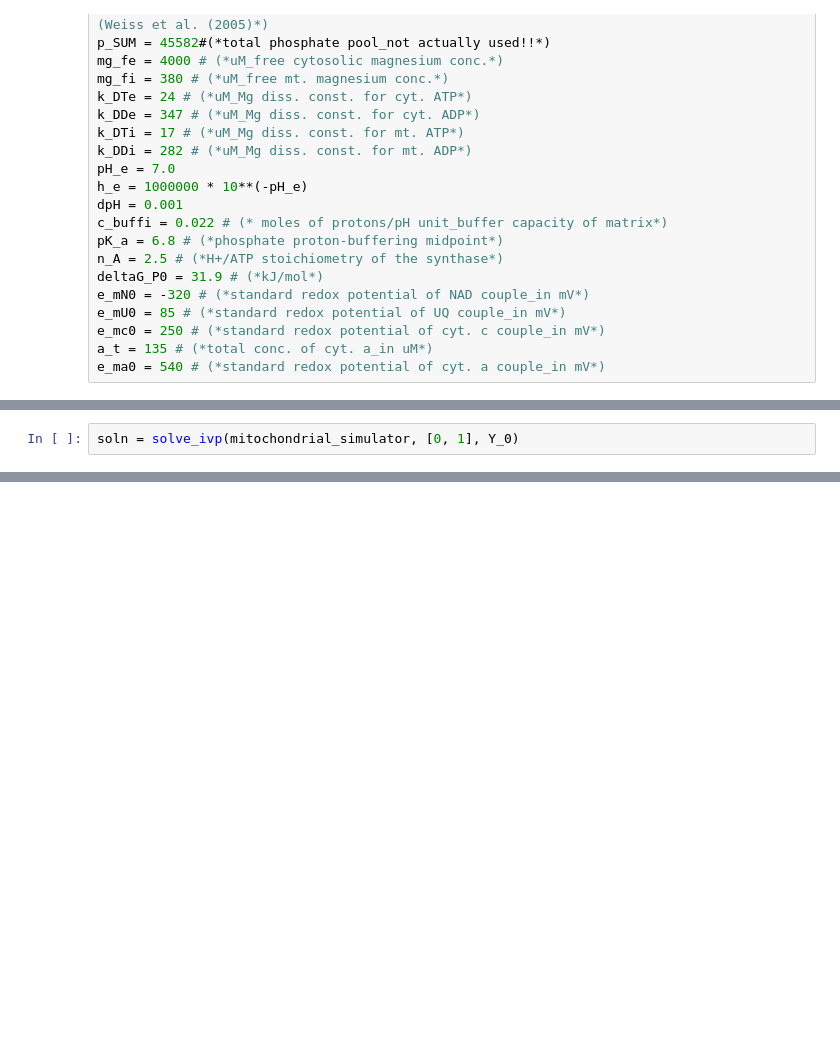
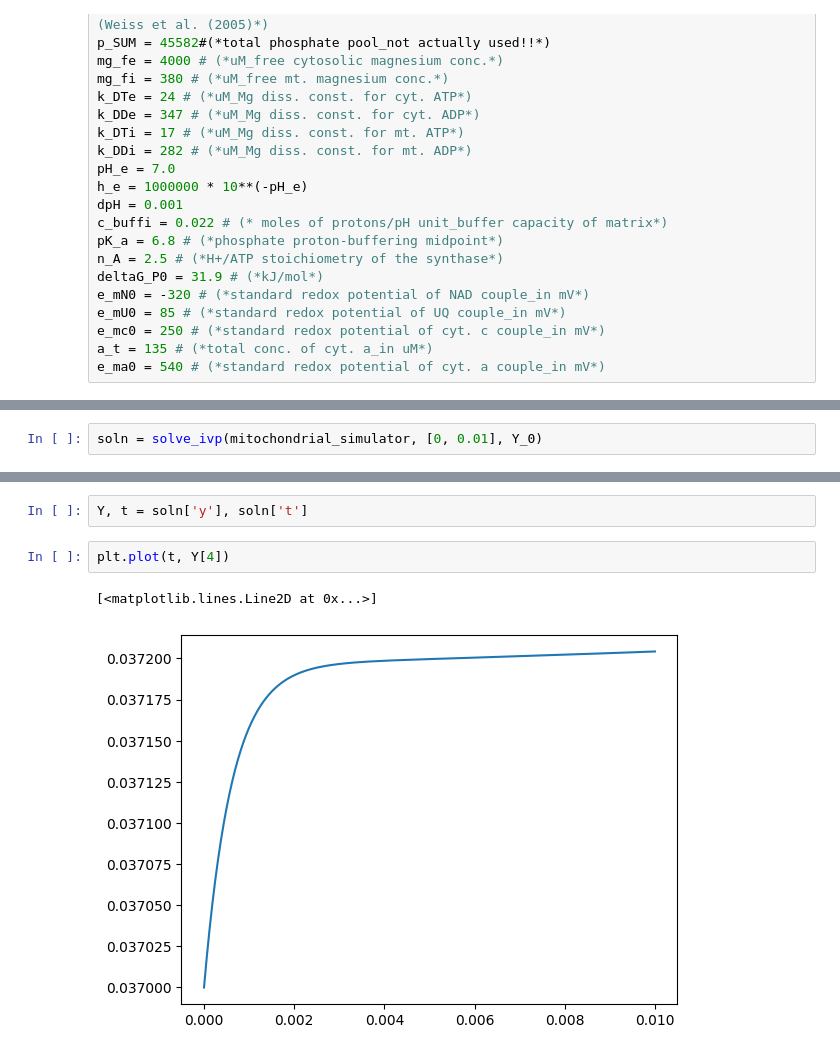
Before and after one commit to notreallyme2/pytochondrion, a Jupyter notebook: original_model.ipynb, the cells around one changed output, grey strips where cells are left out. Drawn from its saved outputs; the diff is of its cells as text; blank space fills up the shorter version.

```diff
--- a/original_model.ipynb
+++ b/original_model.ipynb
@@ -202,4 +186,4 @@ def mitochondrial_simulator(t, Y):
 # %%
-soln = solve_ivp(mitochondrial_simulator, [0, 1], Y_0)
+soln = solve_ivp(mitochondrial_simulator, [0, 0.01], Y_0)
 # %%
 soln
@@ -295,0 +206,7 @@ NameError: name 'nad' is not defined
+# %%
+Y, t = soln['y'], soln['t']
+# %%
+plt.plot(t, Y[4])
+# %% [output]
+[<matplotlib.lines.Line2D at 0x...>]
+[figure, added]
```
Also changed, not shown: parts of 7 cells of this notebook.
